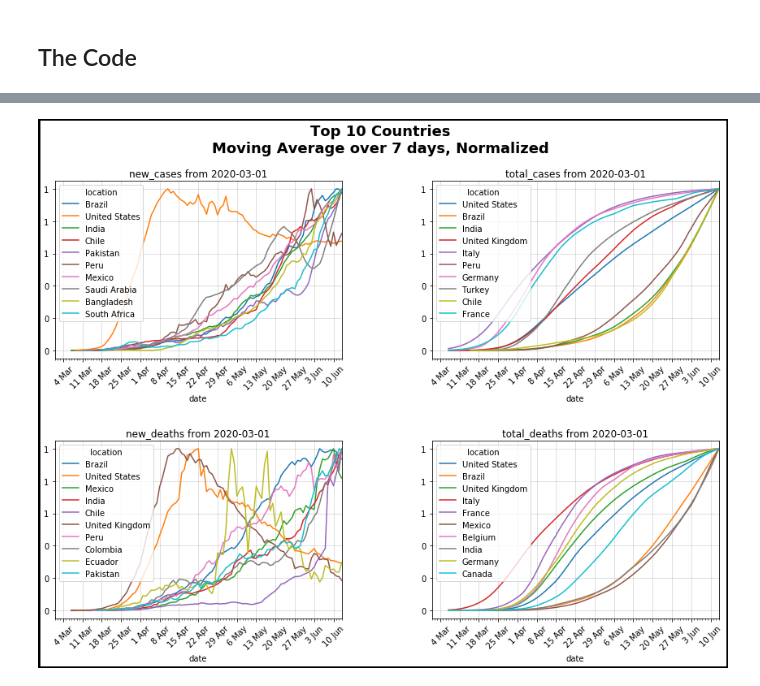
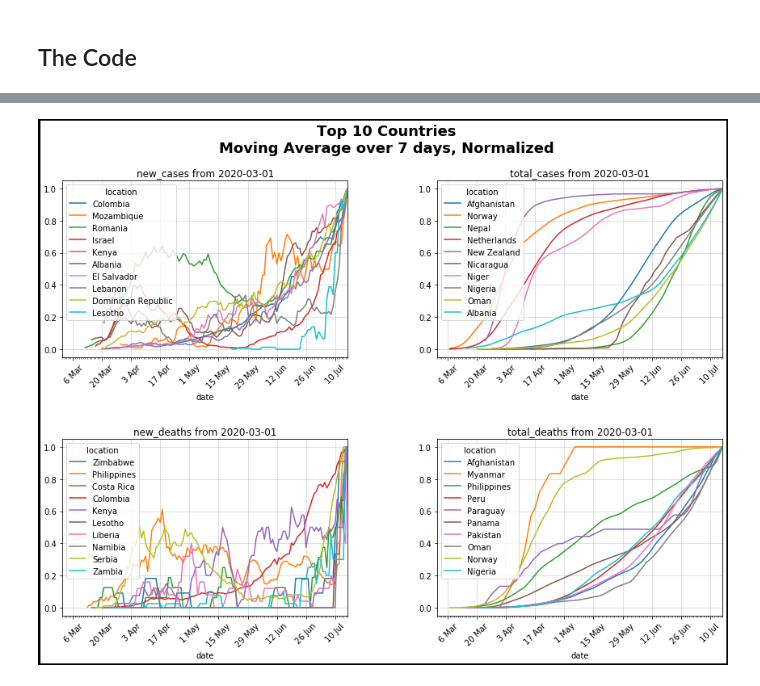
Before and after one commit to bakirl/covid19-tracker, a Jupyter notebook: covid19-v2.ipynb, the cells around one changed output, grey strips where cells are left out. Drawn from its saved outputs; the diff is of its cells as text; code cells hidden in the pictures.

```diff
--- a/covid19-v2.ipynb
+++ b/covid19-v2.ipynb
@@ -40,27 +40,27 @@ countries_def=[]
 plt.rcParams["figure.figsize"] = (14, 10)
 # %%
 # generate a pivot of values for a specified list of countries for a specified range of dates
-# @global df - data frame containing Covid 19 data by date and by country
-# @global pop - data frome containing population data from 2018
+# @param df - data frame containing Covid 19 data by date and by country
+# @param pop - data frome containing population data from 2018
 # @param values - one of 'new cases', 'total cases', 'new deaths', total deaths'
 # @param start - show data only for dates since this date; format 'yyyy-mm-dd'
-# @param countries - show data only for the specified countries
+# @param locations - show data only for the specified locations
 # @param by_pop - set to True to divide numbers by population per country, in millions
-def covid(values=values_def, start=start_def, countries=countries_def, by_pop=False, sort=True):
+def covid(df=world_df, pop=pop_df, values=values_def, start=start_def, locations=countries_def, by_pop=False, sort=True):
     # filter by date
     df2 = df[df.date >= start]
     # generate a pivot chart
     piv = df2.pivot(index='date', columns='location', values=values)
     # filter by country
-    if (countries == []):
+    if (locations == []):
         sub = piv.drop(columns='World')
     else:
-        sub = piv[countries]
+        sub = piv[locations]
     # setup title of plot
     title=values + " from " + start
     if (by_pop):
         # divide each number by the population, in millions
-        pop2 = pop[countries]
+        pop2 = pop[locations]
         pop2 = pop2/1e6
         pop2 = pop2.transpose()
         sub = sub/pop2.values
@@ -73,15 +73,15 @@ def covid(values=values_def, start=start_def, countries=countries_def, by_pop=Fa
     return sub, title
 # %%
 # generate the sub-pivot for all countries in the covid dataframe
-sub, title = covid(countries=[])
+sub, title = covid(locations=[])
 
 # not all countries in the covid dataframe are also in the population dataframe
 # find the intersection of these two sets
-countries_inter_index = pop.index.intersection(sub.columns)
+countries_inter_index = pop_df.index.intersection(sub.columns)
 countries_inter = countries_inter_index.values
 # %%
 # Countries with smaller populations are showing up - let's look at 40 countries with the smallest population
-pop2=pop[countries_inter].sort_values(ascending=False)
+pop2=pop_df[countries_inter].sort_values(ascending=False)
 entries=pop2.shape[0]
 # %%
 # Let's only consider countries with population greater than 1m
@@ -92,7 +92,7 @@ countries_large = countries_large_index.values
 values_range = ['new_cases', 'total_cases', 'new_deaths', 'total_deaths']
 # plot the data from the pivot in 4 charts, on for each of new cases, total cases, new deaths, total deaths
 # @param n - show data from the top N countries
-# @param countries - show data only for the specified countries
+# @param locations - show data only for the specified locations
 # @param by_pop - set to True to divide numbers by population per country, in millions
 # @param sort - if True, sort countries by highest value on last day
 # @param suptitle - title to use for the set of 4 charts
@@ -102,8 +102,8 @@ values_range = ['new_cases', 'total_cases', 'new_deaths', 'total_deaths']
 #           very different absolute values.
 # @param rolling_window - number of days over which to do a moving average
 # @param major - major interval (in days) on x axis
-def covid_plot(n=10, countries=countries_inter, by_pop=False, sort=True, suptitle='',
-               start=start_def, normalized=False, rolling_window=7, major=7):
+def covid_plot(df=world_df, pop=pop_df, n=10, locations=countries_inter, by_pop=False, sort=False, suptitle='',
+               start=start_def, normalized=False, rolling_window=7, major=14,sort_after=True):
     plt.rcParams["figure.figsize"] = (14, 10)
     fig, ax = plt.subplots(2, 2, linewidth=5, edgecolor='black')
     fig.tight_layout(pad=8)
@@ -123,12 +123,18 @@ def covid_plot(n=10, countries=countries_inter, by_pop=False, sort=True, suptitl
     fig.suptitle(suptitle, size=18, weight='bold')
 
     for values, axis in zip(values_range, [ax[0][0], ax[0][1], ax[1][0], ax[1][1]]):
-        sub, title = covid(countries=countries, by_pop=by_pop, values=values, sort=sort, start=start)
+        sub, title = covid(df=df, locations=locations, by_pop=by_pop, values=values, sort=sort, start=start)
         # set rolling window
-        sub = sub.iloc[:, :n].rolling(window=rolling_window).mean()
+        sub = sub.rolling(window=rolling_window).mean()
         if (normalized):
             sub = sub/sub.max(axis=0)
-        sub = sub.iloc[:,:n]
+        if (sort_after):
+            # resort at this point as normalization etc. affects order
+            # sort based on highest value on the most recent date (last row)
+            lastrow = sub.shape[0]-1
+            lastrow_name = sub.index[lastrow]
+            sub.sort_values(by=lastrow_name, axis=1, ascending=False, inplace=True)
+        sub = sub.iloc[:, :n]
         ax1 = sub.plot(title=title, logy=False, ax=axis)
         ax1.grid(color='grey', linestyle='-', linewidth=0.5, alpha=0.5, axis='both')
         ax1.xaxis.set_minor_locator(mdates.DayLocator(interval=1))
@@ -136,5 +142,6 @@ def covid_plot(n=10, countries=countries_inter, by_pop=False, sort=True, suptitl
         ax1.xaxis.set_major_formatter(mdates.DateFormatter('%e %b'))
         for tick in ax1.get_xticklabels():
             tick.set_rotation(45)
-        ax1.yaxis.set_major_formatter(mtick.StrMethodFormatter('{x:,.0f}'))
+        if (not normalized):
+            ax1.yaxis.set_major_formatter(mtick.StrMethodFormatter('{x:,.0f}'))
 # %%
@@ -149,5 +160,5 @@ covid_plot(by_pop=True, countries=countries_large, suptitle="Top 10 countries (p
 # %%
-covid_plot(normalized=True)
+covid_plot(normalized=True, locations=countries_large)
 # %% [output]
-[figure, old version]
+[figure, new version]
 # %%
```
Also changed, not shown: parts of 10 cells of this notebook.
